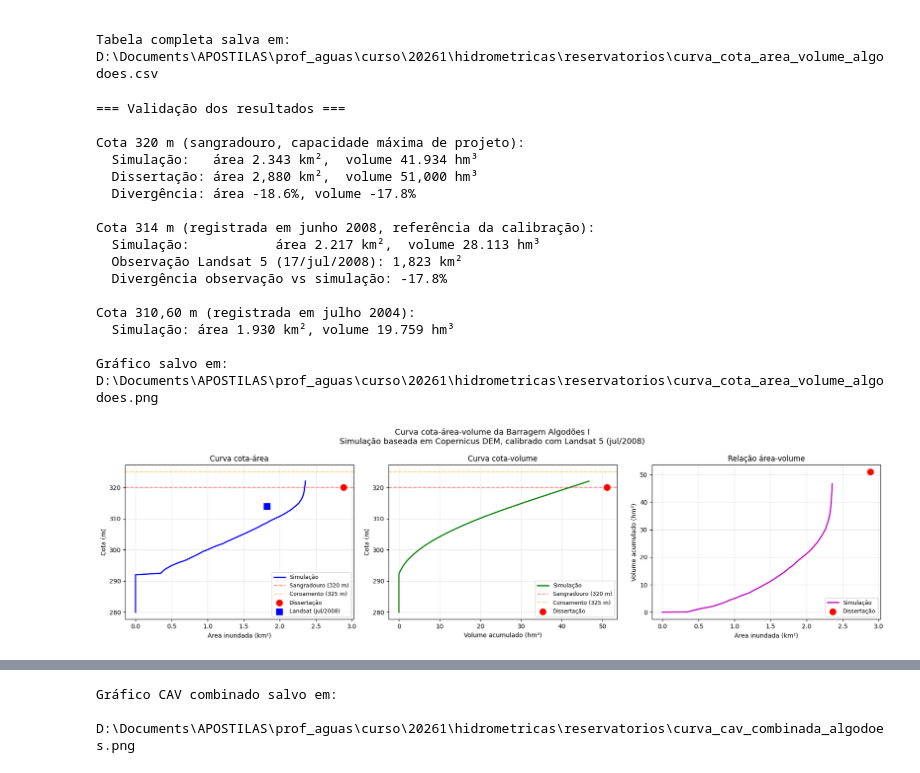
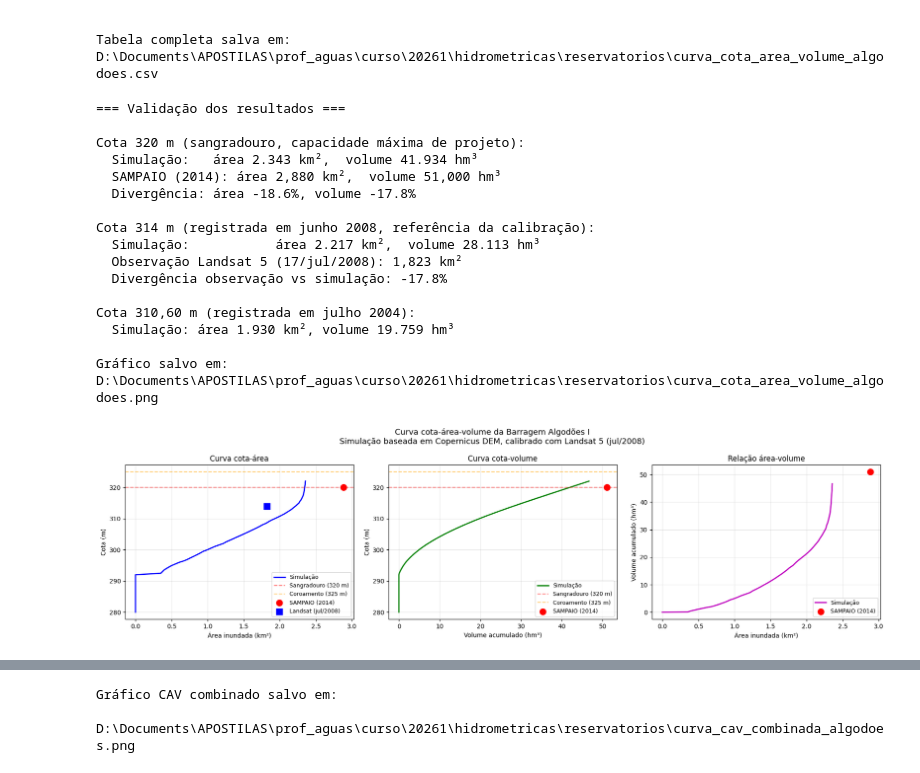
Before and after one commit to UraGus90/algodoes-curva-cav, a Jupyter notebook: trabalho_algodoes_gee.ipynb, the cells around one changed output, grey strips where cells are left out. Cells and saved outputs as stored; diff of their text form; code cells hidden in the pictures.

Commit message:
adiciona autor, atualiza legenda do gráfico e notebook

```diff
--- a/trabalho_algodoes_gee.ipynb
+++ b/trabalho_algodoes_gee.ipynb
@@ -538,7 +538,7 @@ print('=== Validação dos resultados ===\n')
 
 print('Cota 320 m (sangradouro, capacidade máxima de projeto):')
 print(f'  Simulação:   área {area_320:.3f} km²,  volume {volume_320:.3f} hm³')
-print(f'  Dissertação: área 2,880 km²,  volume 51,000 hm³')
+print(f'  SAMPAIO (2014): área 2,880 km²,  volume 51,000 hm³')
 if area_320 > 0:
     div_area_320 = ((area_320 - 2.88) / 2.88) * 100
     div_vol_320 = ((volume_320 - 51) / 51) * 100
@@ -564,7 +564,7 @@ fig, axes = plt.subplots(1, 3, figsize=(18, 5))
 axes[0].plot(df_curva['area_km2'], df_curva['cota_m'], 'b-', linewidth=2, label='Simulação')
 axes[0].axhline(y=320, color='red', linestyle='--', alpha=0.5, label='Sangradouro (320 m)')
 axes[0].axhline(y=325, color='orange', linestyle='--', alpha=0.5, label='Coroamento (325 m)')
-axes[0].scatter([2.88], [320], color='red', s=100, zorder=5, label='Dissertação')
+axes[0].scatter([2.88], [320], color='red', s=100, zorder=5, label='SAMPAIO (2014)')
 axes[0].scatter([1.823], [314], color='blue', s=100, marker='s', zorder=5, label='Landsat (jul/2008)')
 axes[0].set_xlabel('Área inundada (km²)')
 axes[0].set_ylabel('Cota (m)')
@@ -576,7 +576,7 @@ axes[0].grid(True, alpha=0.3)
 axes[1].plot(df_curva['volume_hm3'], df_curva['cota_m'], 'g-', linewidth=2, label='Simulação')
 axes[1].axhline(y=320, color='red', linestyle='--', alpha=0.5, label='Sangradouro (320 m)')
 axes[1].axhline(y=325, color='orange', linestyle='--', alpha=0.5, label='Coroamento (325 m)')
-axes[1].scatter([51], [320], color='red', s=100, zorder=5, label='Dissertação')
+axes[1].scatter([51], [320], color='red', s=100, zorder=5, label='SAMPAIO (2014)')
 axes[1].set_xlabel('Volume acumulado (hm³)')
 axes[1].set_ylabel('Cota (m)')
 axes[1].set_title('Curva cota-volume')
@@ -585,7 +585,7 @@ axes[1].grid(True, alpha=0.3)
 
 # Gráfico 3: área versus volume.
 axes[2].plot(df_curva['area_km2'], df_curva['volume_hm3'], 'm-', linewidth=2, label='Simulação')
-axes[2].scatter([2.88], [51], color='red', s=100, zorder=5, label='Dissertação')
+axes[2].scatter([2.88], [51], color='red', s=100, zorder=5, label='SAMPAIO (2014)')
 axes[2].set_xlabel('Área inundada (km²)')
 axes[2].set_ylabel('Volume acumulado (hm³)')
 axes[2].set_title('Relação área-volume')
@@ -593,35 +593,35 @@ axes[2].legend(loc='lower right', fontsize=9)
 axes[2].grid(True, alpha=0.3)
 
 plt.suptitle(
     'Curva cota-área-volume da Barragem Algodões I\n'
     'Simulação baseada em Copernicus DEM, calibrado com Landsat 5 (jul/2008)',
     fontsize=13
 )
 plt.tight_layout()
 
 caminho_grafico = os.path.join(pasta_projeto, 'curva_cota_area_volume_algodoes.png')
 plt.savefig(caminho_grafico, dpi=150, bbox_inches='tight')
 print(f'Gráfico salvo em: {caminho_grafico}')
 
 plt.show()
 # %% [output]
 === Validação dos resultados ===
 
 Cota 320 m (sangradouro, capacidade máxima de projeto):
   Simulação:   área 2.343 km²,  volume 41.934 hm³
-  Dissertação: área 2,880 km²,  volume 51,000 hm³
+  SAMPAIO (2014): área 2,880 km²,  volume 51,000 hm³
   Divergência: área -18.6%, volume -17.8%
 
 Cota 314 m (registrada em junho 2008, referência da calibração):
   Simulação:           área 2.217 km²,  volume 28.113 hm³
   Observação Landsat 5 (17/jul/2008): 1,823 km²
   Divergência observação vs simulação: -17.8%
 
 Cota 310,60 m (registrada em julho 2004):
   Simulação: área 1.930 km², volume 19.759 hm³
 
 Gráfico salvo em: D:\Documents\APOSTILAS\prof_aguas\curso\20261\hidrometricas\reservatorios\curva_cota_area_volume_algodoes.png
-[figure, old version]
+[figure, new version]
 # %%
 
 # 1. Defina a pasta onde deseja salvar a imagem (ex: pasta atual do projeto)
```
Also changed, not shown: parts of 2 cells of this notebook, 2 other files.
